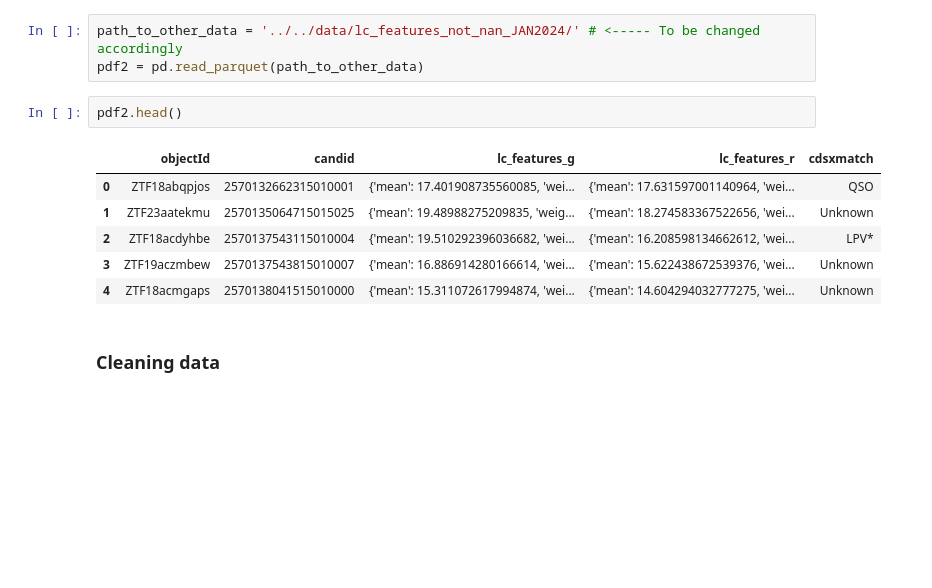
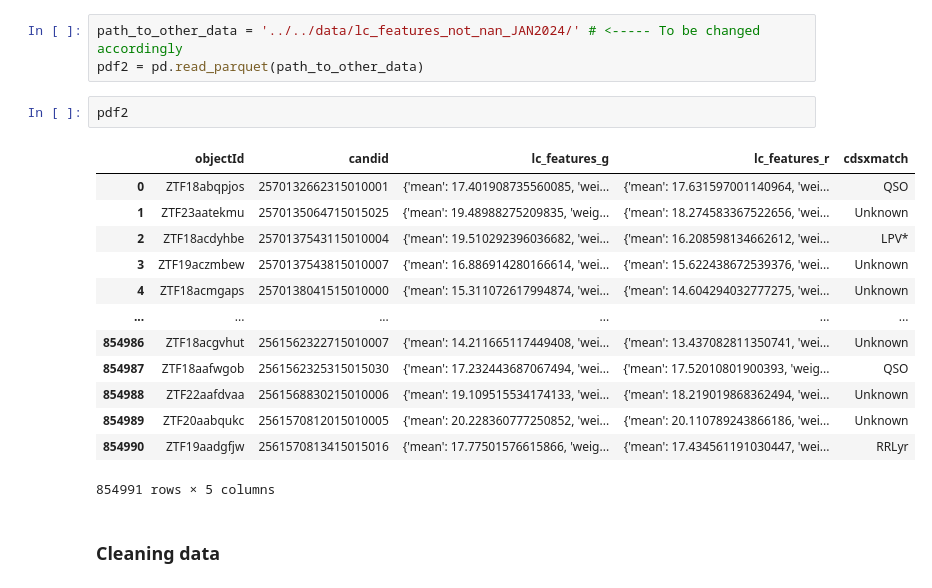
Before and after one commit to emilleishida/magnetic_cvs, a Jupyter notebook: notebooks/clean_data.ipynb, the cells around one changed output. Cells and saved outputs as stored; diff of their text form; blank space fills up the shorter version.

```diff
--- a/notebooks/clean_data.ipynb
+++ b/notebooks/clean_data.ipynb
@@ -132,13 +134,20 @@ dfr.head()
 path_to_other_data = '../../data/lc_features_not_nan_JAN2024/' # <----- To be changed accordingly
 pdf2 = pd.read_parquet(path_to_other_data)
 # %%
-pdf2.head()
+pdf2
 # %% [output]
 |  | objectId | candid | lc_features_g | lc_features_r | cdsxmatch |
 | 0 | ZTF18abqpjos | 2570132662315010001 | {'mean': 17.401908735560085, 'wei... | {'mean': 17.631597001140964, 'wei... | QSO |
 | 1 | ZTF23aatekmu | 2570135064715015025 | {'mean': 19.48988275209835, 'weig... | {'mean': 18.274583367522656, 'wei... | Unknown |
 | 2 | ZTF18acdyhbe | 2570137543115010004 | {'mean': 19.510292396036682, 'wei... | {'mean': 16.208598134662612, 'wei... | LPV* |
 | 3 | ZTF19aczmbew | 2570137543815010007 | {'mean': 16.886914280166614, 'wei... | {'mean': 15.622438672539376, 'wei... | Unknown |
 | 4 | ZTF18acmgaps | 2570138041515010000 | {'mean': 15.311072617994874, 'wei... | {'mean': 14.604294032777275, 'wei... | Unknown |
+| ... | ... | ... | ... | ... | ... |
+| 854986 | ZTF18acgvhut | 2561562322715010007 | {'mean': 14.211665117449408, 'wei... | {'mean': 13.437082811350741, 'wei... | Unknown |
+| 854987 | ZTF18aafwgob | 2561562325315015030 | {'mean': 17.232443687067494, 'wei... | {'mean': 17.52010801900393, 'weig... | QSO |
+| 854988 | ZTF22aafdvaa | 2561568830215010006 | {'mean': 19.109515534174133, 'wei... | {'mean': 18.219019868362494, 'wei... | Unknown |
+| 854989 | ZTF20aabqukc | 2561570812015010005 | {'mean': 20.228360777250852, 'wei... | {'mean': 20.110789243866186, 'wei... | Unknown |
+| 854990 | ZTF19aadgfjw | 2561570813415015016 | {'mean': 17.77501576615866, 'weig... | {'mean': 17.434561191030447, 'wei... | RRLyr |
+854991 rows × 5 columns
 # %% [markdown]
 ### Cleaning data
```
Also changed, not shown: parts of 11 cells of this notebook.
